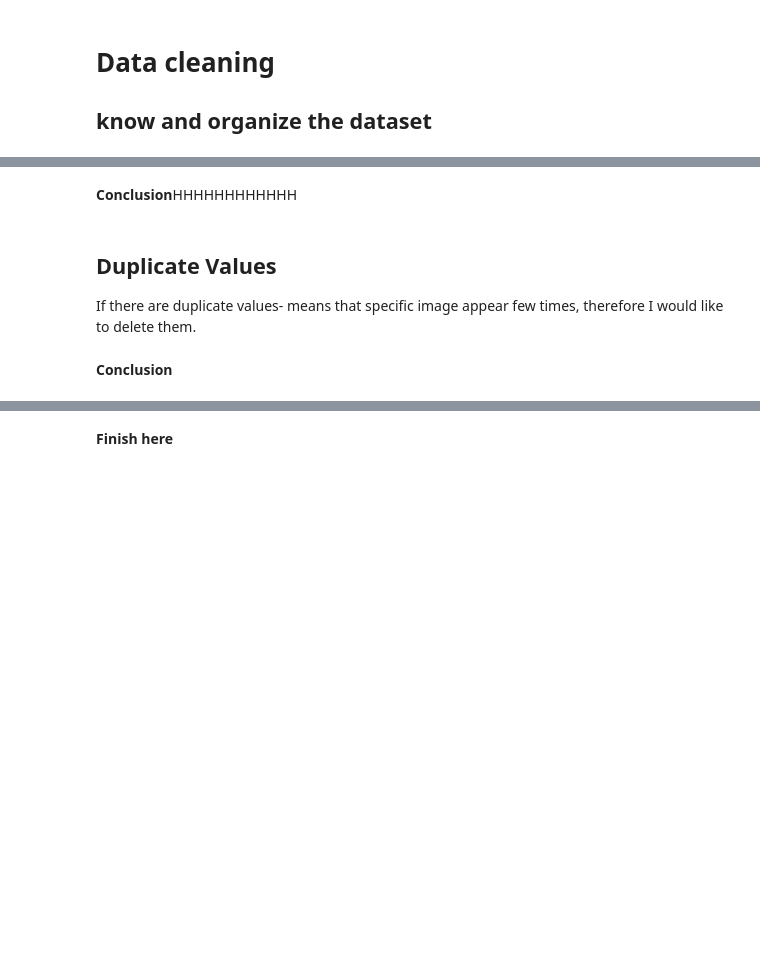
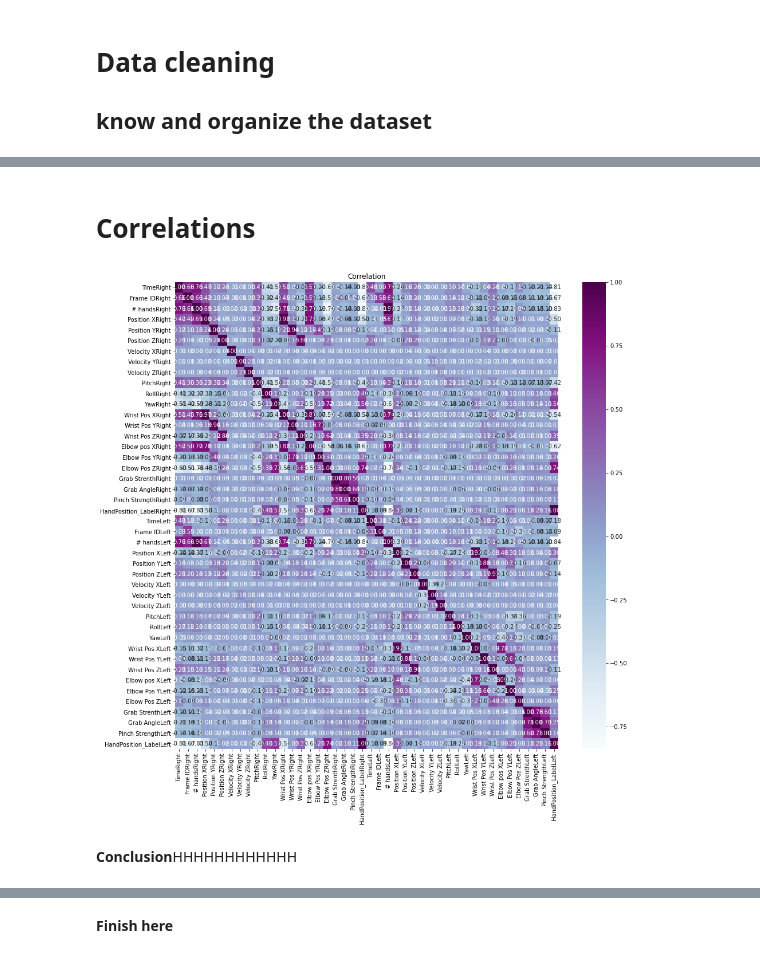
Before and after one commit to yuvalTrip/Final-Project-First-Year-Semester-B, a Jupyter notebook: Pandas- Classification work-Hands Positions.ipynb, the cells around one changed output, grey strips where cells are left out. Cells and saved outputs as stored; diff of their text form; code cells hidden in the pictures; blank space fills up the shorter version.

```diff
--- a/Pandas- Classification work-Hands Positions.ipynb
+++ b/Pandas- Classification work-Hands Positions.ipynb
@@ -654,0 +884,4 @@ dfGeneral.describe()
+# %%
+#create a list of all the columns name:
+ColList=FinalDfHands.columns
+ColList
@@ -654,0 +902,8 @@ dfGeneral.describe()
+# %%
+deletedCol=[]
+for ColName1 in ColList:
+    for ColName2 in ColList:
+        if (ColName1!= ColName2):
+            if(FinalDfHands[ColName1].equals(FinalDfHands[ColName2])==True):#Both columns are equal
+                FinalDfHands=FinalDfHands.drop(ColName1,axis=1)#drop one of them
+                deletedCol.append(ColName1)#and add It to array, so we know which columns we remove.
@@ -655,2 +949,15 @@ dfGeneral.describe()
+# %% [markdown]
+# Correlations
+# %%
+#we will compute standard correlation coefficient between every pair of attributes, using the corr() method:
+Correlation=FinalDfHands.corr()
+Correlation
+#show correlation as heat map
+plt.figure(figsize=(15,15))#set size
+sns.heatmap(Correlation, annot=True,cmap="BuPu", fmt=".2f")
+plt.title ('Correlation')
+plt.show()
+# %% [output]
+[figure, added]
 # %% [markdown]
 **Conclusion**HHHHHHHHHHHH
@@ -661,4 +963,0 @@ dfGeneral.info()
-# %% [markdown]
-## <b>Duplicate Values</b>
-
-If there are duplicate values- means that specific image appear few times, therefore I would like to delete them.
@@ -669,2 +963,0 @@ dfGeneral.shape
-# %% [markdown]
-**Conclusion**
```
Also changed, not shown: parts of 226 cells of this notebook.
